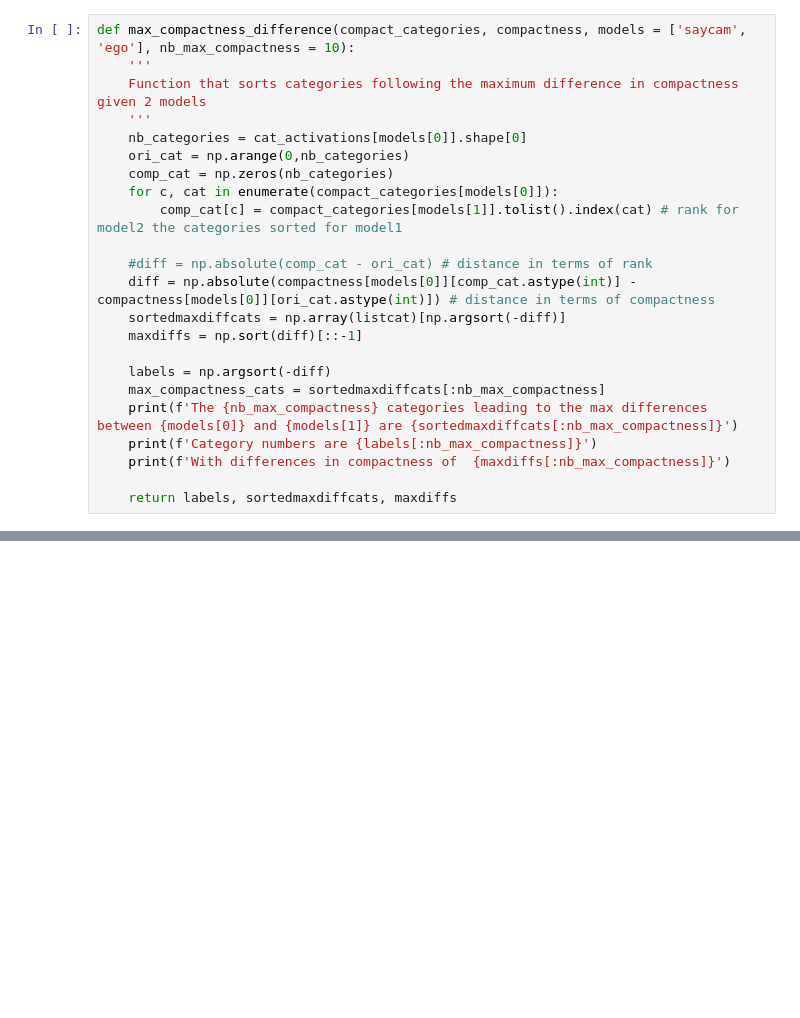
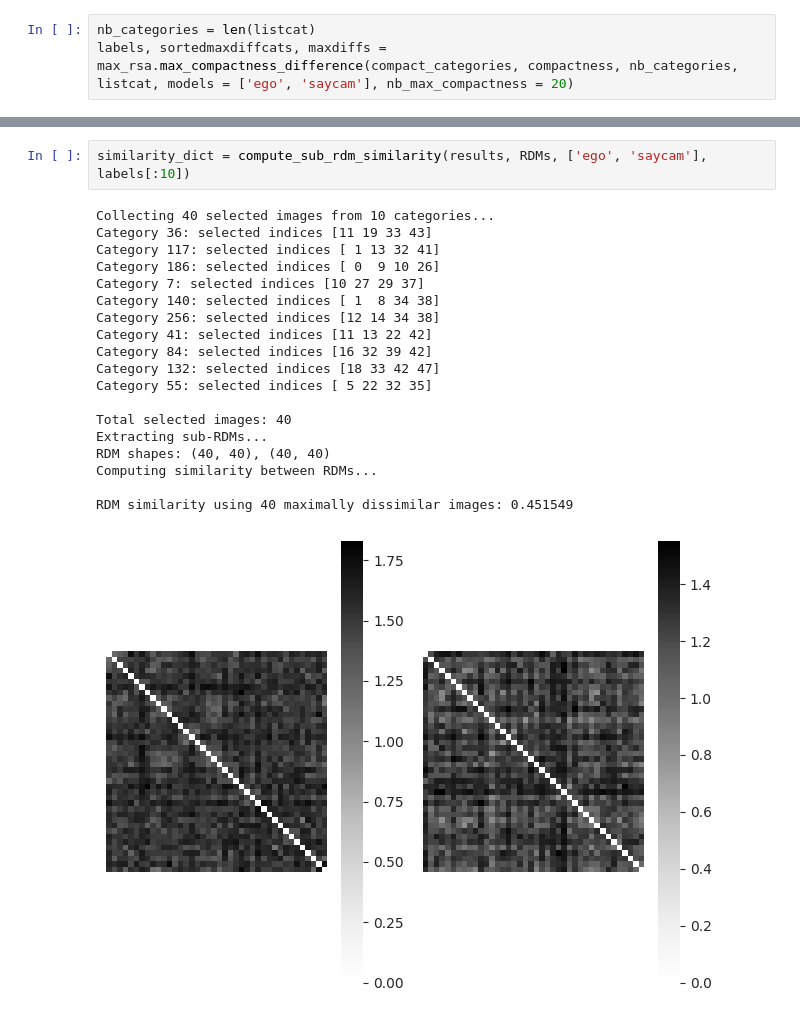
Before and after one commit to AlbanFlachot/SAYCam_Vs_EGO4D, a Jupyter notebook: compactness.ipynb, the cells around one changed output, grey strips where cells are left out. Saved outputs shown, nothing was run; the diff lists cells and outputs as text; blank space fills up the shorter version.

```diff
--- a/compactness.ipynb
+++ b/compactness.ipynb
@@ -291,23 +192,3 @@ The 95% confidence interval is:10.0
 # %%
-def max_compactness_difference(compact_categories, compactness, models = ['saycam', 'ego'], nb_max_compactness = 10):
-    '''
-    Function that sorts categories following the maximum difference in compactness given 2 models
-    '''
-    nb_categories = cat_activations[models[0]].shape[0]
-    ori_cat = np.arange(0,nb_categories)
-    comp_cat = np.zeros(nb_categories)
-    for c, cat in enumerate(compact_categories[models[0]]):
-        comp_cat[c] = compact_categories[models[1]].tolist().index(cat) # rank for model2 the categories sorted for model1
-
-    #diff = np.absolute(comp_cat - ori_cat) # distance in terms of rank
-    diff = np.absolute(compactness[models[0]][comp_cat.astype(int)] - compactness[models[0]][ori_cat.astype(int)]) # distance in terms of compactness
-    sortedmaxdiffcats = np.array(listcat)[np.argsort(-diff)]
-    maxdiffs = np.sort(diff)[::-1]
-
-    labels = np.argsort(-diff)
-    max_compactness_cats = sortedmaxdiffcats[:nb_max_compactness]
-    print(f'The {nb_max_compactness} categories leading to the max differences between {models[0]} and {models[1]} are {sortedmaxdiffcats[:nb_max_compactness]}')
-    print(f'Category numbers are {labels[:nb_max_compactness]}')
-    print(f'With differences in compactness of  {maxdiffs[:nb_max_compactness]}')
-
-    return labels, sortedmaxdiffcats, maxdiffs
+nb_categories = len(listcat)
+labels, sortedmaxdiffcats, maxdiffs = max_rsa.max_compactness_difference(compact_categories, compactness, nb_categories, listcat, models = ['ego', 'saycam'], nb_max_compactness = 20)
@@ -352,0 +476,22 @@ np.float64(0.6188307717585044)
+# %%
+similarity_dict = compute_sub_rdm_similarity(results, RDMs, ['ego', 'saycam'], labels[:10])
+# %% [output]
+Collecting 40 selected images from 10 categories...
+Category 36: selected indices [11 19 33 43]
+Category 117: selected indices [ 1 13 32 41]
+Category 186: selected indices [ 0  9 10 26]
+Category 7: selected indices [10 27 29 37]
+Category 140: selected indices [ 1  8 34 38]
+Category 256: selected indices [12 14 34 38]
+Category 41: selected indices [11 13 22 42]
+Category 84: selected indices [16 32 39 42]
+Category 132: selected indices [18 33 42 47]
+Category 55: selected indices [ 5 22 32 35]
+
+Total selected images: 40
+Extracting sub-RDMs...
+RDM shapes: (40, 40), (40, 40)
+Computing similarity between RDMs...
+
+RDM similarity using 40 maximally dissimilar images: 0.451549
+[figure, added]
```
Also changed, not shown: parts of 23 cells of this notebook, 13 other files.
